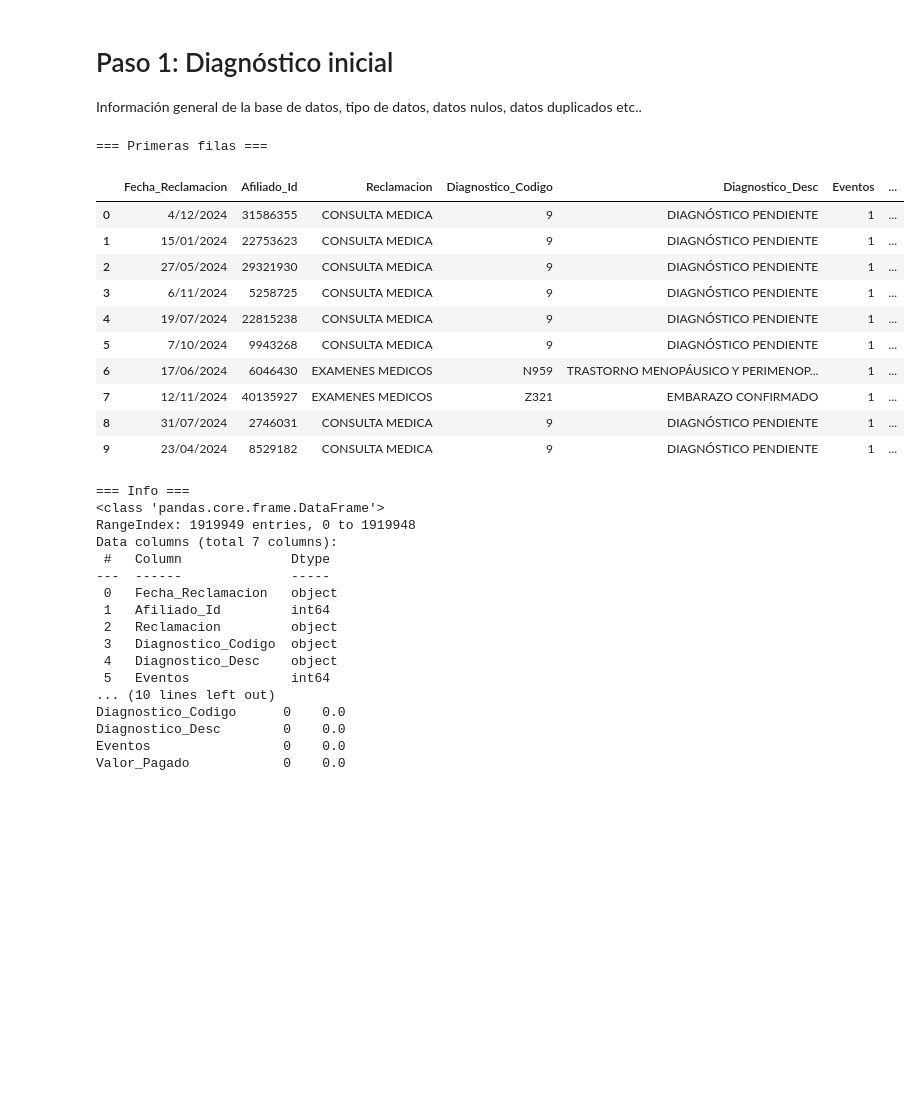
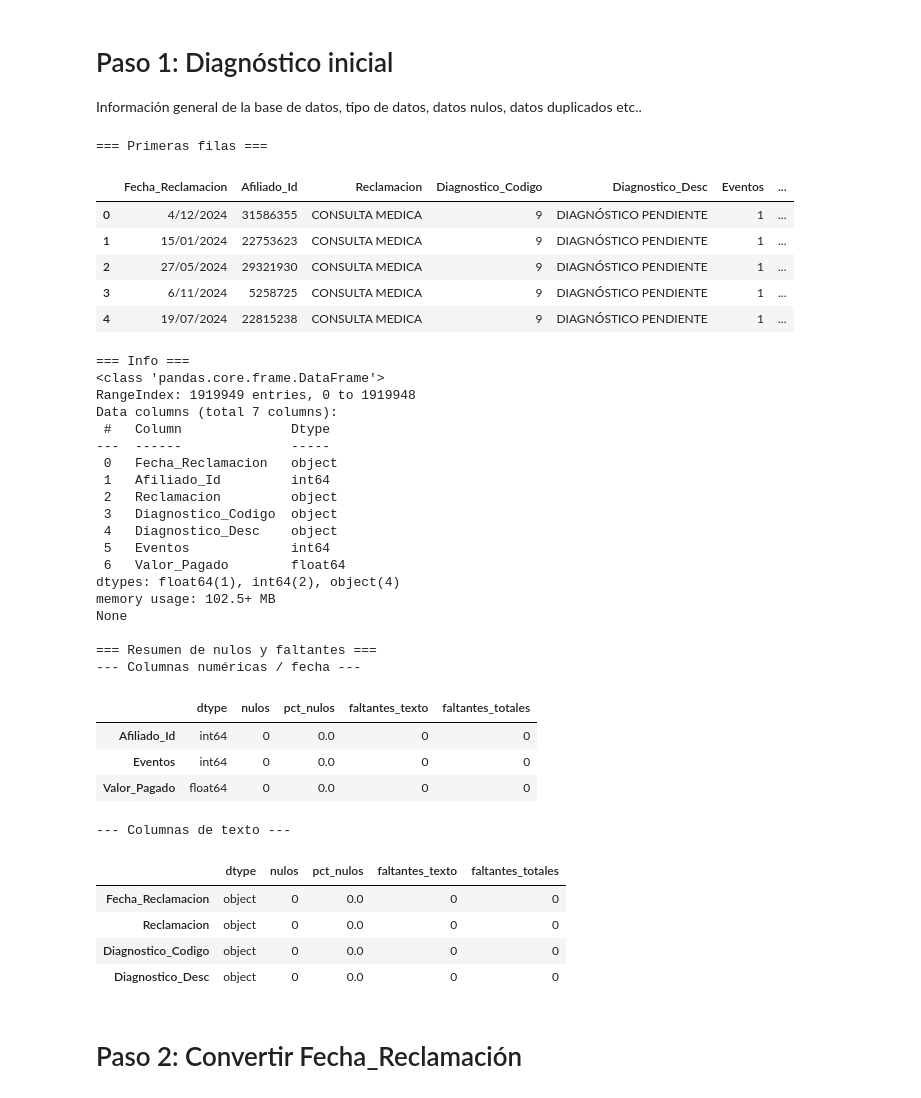
Before and after one commit to yacuervo18/Proyecto_Analitica_II, a Jupyter notebook: src/UdeA_Insurance_Avance1.ipynb, the cells around one changed output. Saved outputs shown, nothing was run; the diff lists cells and outputs as text; code cells hidden in the pictures; blank space fills up the shorter version.

Commit message:
Actualizacion de codigo para primera entrega analitica II

```diff
--- a/src/UdeA_Insurance_Avance1.ipynb
+++ b/src/UdeA_Insurance_Avance1.ipynb
@@ -492,31 +492,47 @@ Información general de la base de datos, tipo de datos, datos nulos, datos dupl
 # %%
 # Leer la base de siniestros (ajusta el separador si hace falta)
 df_siniestros = pd.read_csv(data_dir / "BD_Siniestros.txt", sep="\t", encoding="latin1")
 
 # Diagnóstico inicial ──────────────────────────────────────────────────
 print('=== Primeras filas ===')
-display(df_siniestros.head(10))
+display(df_siniestros.head(5))
 
 print('\n=== Info ===')
 print(df_siniestros.info())
 
-print('\n=== Nulos por columna ===')
-nulos_sin = df_siniestros.isnull().sum()
-pct_sin   = (nulos_sin / len(df_siniestros) * 100).round(3)
-print(pd.DataFrame({'nulos': nulos_sin, 'pct_%': pct_sin}))
+print('\n=== Resumen de nulos y faltantes ===')
+columnas_texto = df_siniestros.select_dtypes(include=['object', 'string']).columns
+columnas_num = df_siniestros.columns.difference(columnas_texto)
+
+nulos_sin = df_siniestros.isna().sum()
+pct_sin = (nulos_sin / len(df_siniestros) * 100).round(3)
+
+faltantes_texto = df_siniestros[columnas_texto].apply(
+    lambda s: s.astype('string').str.strip().eq('').sum()
+)
+
+resumen = pd.DataFrame({
+    'dtype': df_siniestros.dtypes.astype(str),
+    'nulos': nulos_sin,
+    'pct_nulos': pct_sin,
+    'faltantes_texto': 0
+})
+resumen.loc[columnas_texto, 'faltantes_texto'] = faltantes_texto
+resumen['faltantes_totales'] = resumen['nulos'] + resumen['faltantes_texto']
+
+print('--- Columnas numéricas / fecha ---')
+display(resumen.loc[columnas_num].sort_values('nulos', ascending=False))
+
+print('--- Columnas de texto ---')
+display(resumen.loc[columnas_texto].sort_values('faltantes_totales', ascending=False))
 # %% [output]
 === Primeras filas ===
 |  | Fecha_Reclamacion | Afiliado_Id | Reclamacion | Diagnostico_Codigo | Diagnostico_Desc | Eventos | ... |
 | 0 | 4/12/2024 | 31586355 | CONSULTA MEDICA | 9 | DIAGNÓSTICO PENDIENTE | 1 | ... |
 | 1 | 15/01/2024 | 22753623 | CONSULTA MEDICA | 9 | DIAGNÓSTICO PENDIENTE | 1 | ... |
 | 2 | 27/05/2024 | 29321930 | CONSULTA MEDICA | 9 | DIAGNÓSTICO PENDIENTE | 1 | ... |
 | 3 | 6/11/2024 | 5258725 | CONSULTA MEDICA | 9 | DIAGNÓSTICO PENDIENTE | 1 | ... |
 | 4 | 19/07/2024 | 22815238 | CONSULTA MEDICA | 9 | DIAGNÓSTICO PENDIENTE | 1 | ... |
-| 5 | 7/10/2024 | 9943268 | CONSULTA MEDICA | 9 | DIAGNÓSTICO PENDIENTE | 1 | ... |
-| 6 | 17/06/2024 | 6046430 | EXAMENES MEDICOS | N959 | TRASTORNO MENOPÁUSICO Y PERIMENOP... | 1 | ... |
-| 7 | 12/11/2024 | 40135927 | EXAMENES MEDICOS | Z321 | EMBARAZO CONFIRMADO | 1 | ... |
-| 8 | 31/07/2024 | 2746031 | CONSULTA MEDICA | 9 | DIAGNÓSTICO PENDIENTE | 1 | ... |
-| 9 | 23/04/2024 | 8529182 | CONSULTA MEDICA | 9 | DIAGNÓSTICO PENDIENTE | 1 | ... |
 === Info ===
 <class 'pandas.core.frame.DataFrame'>
 RangeIndex: 1919949 entries, 0 to 1919948
@@ -529,8 +545,22 @@ Data columns (total 7 columns):
  3   Diagnostico_Codigo  object
  4   Diagnostico_Desc    object
  5   Eventos             int64
-... (10 lines left out)
-Diagnostico_Codigo      0    0.0
-Diagnostico_Desc        0    0.0
-Eventos                 0    0.0
-Valor_Pagado            0    0.0
+ 6   Valor_Pagado        float64
+dtypes: float64(1), int64(2), object(4)
+memory usage: 102.5+ MB
+None
+
+=== Resumen de nulos y faltantes ===
+--- Columnas numéricas / fecha ---
+|  | dtype | nulos | pct_nulos | faltantes_texto | faltantes_totales |
+| Afiliado_Id | int64 | 0 | 0.0 | 0 | 0 |
+| Eventos | int64 | 0 | 0.0 | 0 | 0 |
+| Valor_Pagado | float64 | 0 | 0.0 | 0 | 0 |
+--- Columnas de texto ---
+|  | dtype | nulos | pct_nulos | faltantes_texto | faltantes_totales |
+| Fecha_Reclamacion | object | 0 | 0.0 | 0 | 0 |
+| Reclamacion | object | 0 | 0.0 | 0 | 0 |
+| Diagnostico_Codigo | object | 0 | 0.0 | 0 | 0 |
+| Diagnostico_Desc | object | 0 | 0.0 | 0 | 0 |
+# %% [markdown]
+# Paso 2: Convertir Fecha_Reclamación
```
Also changed, not shown: parts of 14 cells of this notebook.
